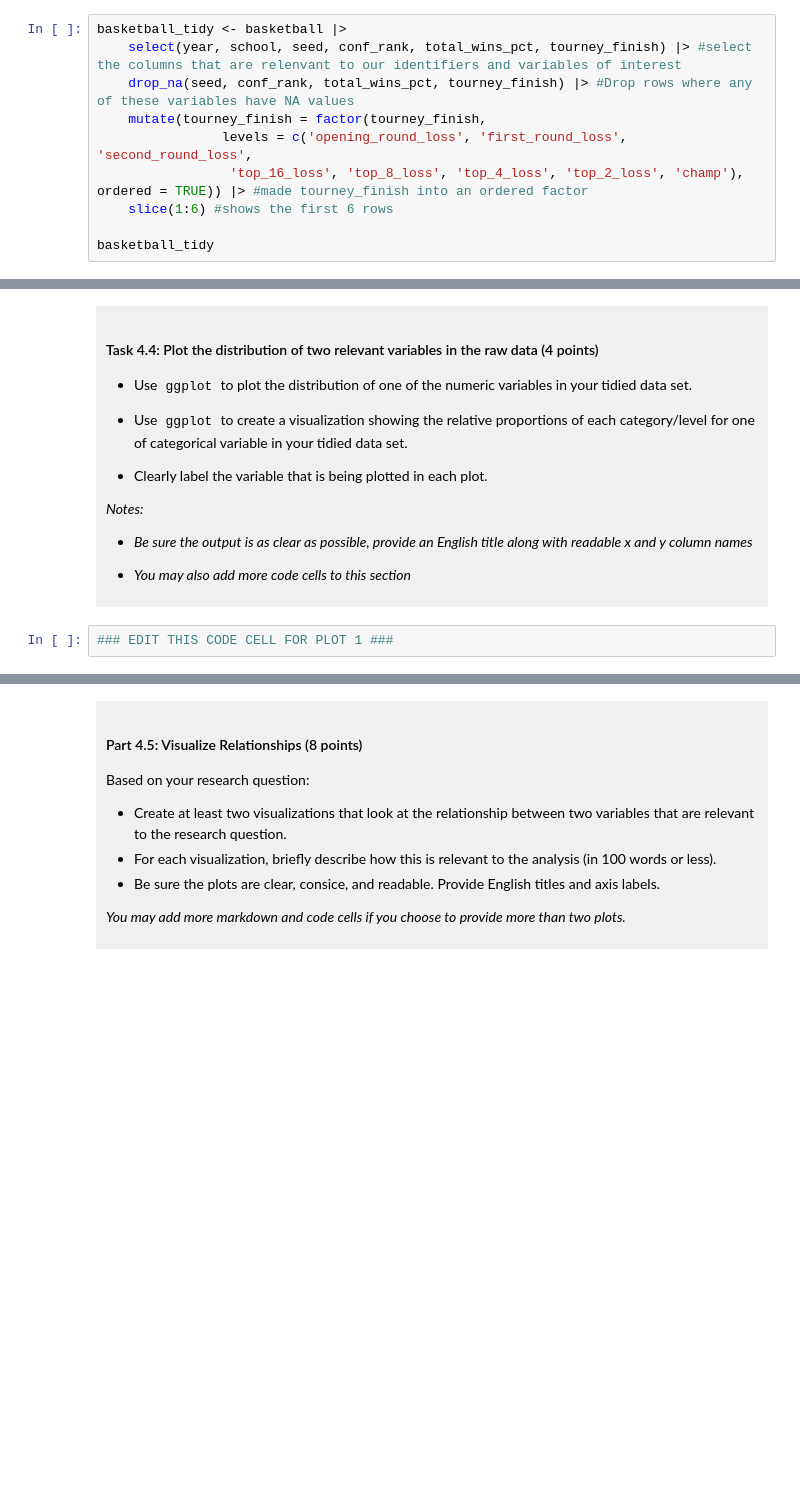
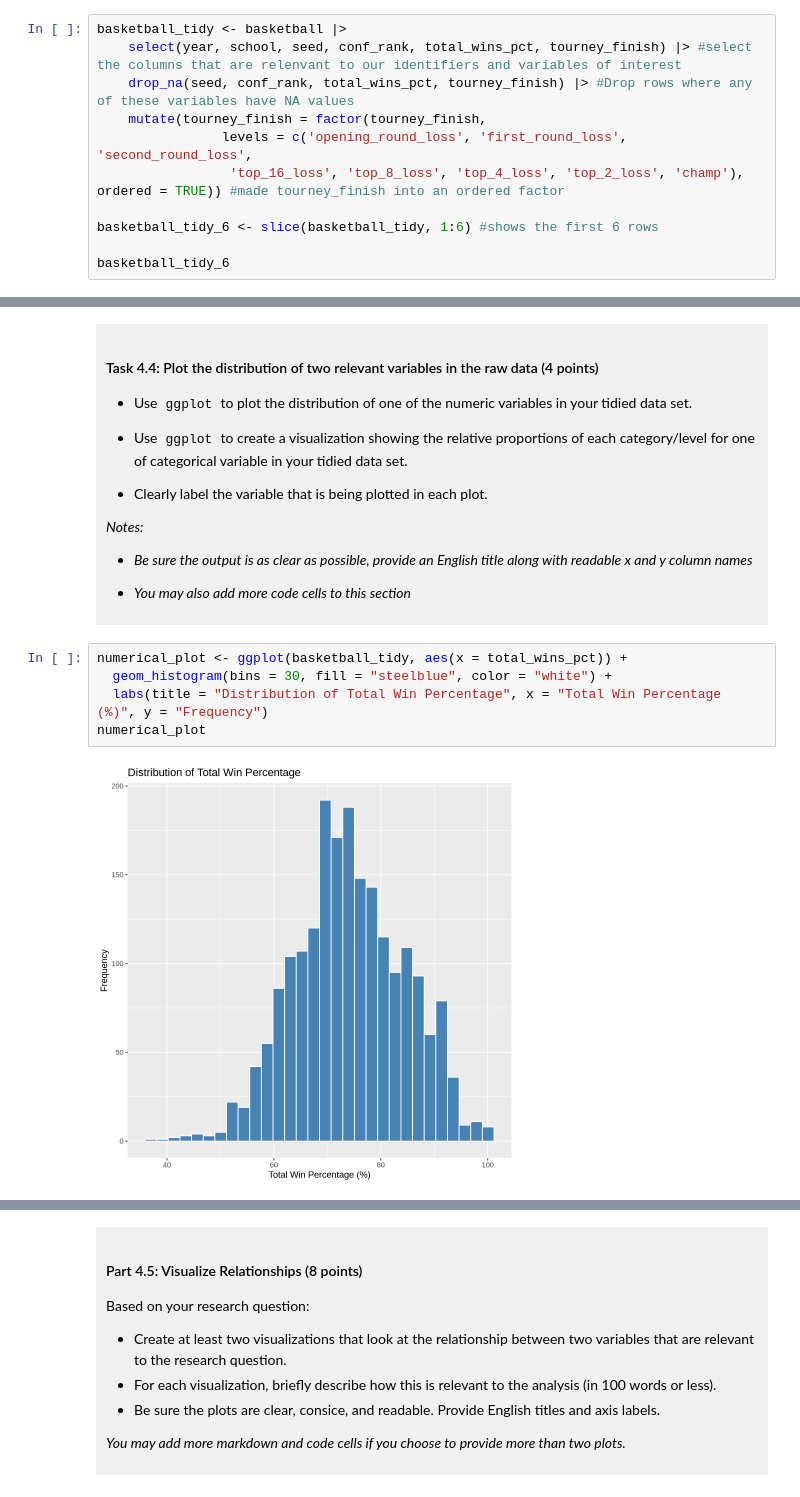
Before and after one commit to ali0171/dsci-100-project-Austin-Li, a Jupyter notebook: dsci-100-project-notebook.ipynb, the cells around one changed output, grey strips where cells are left out. Saved outputs shown, nothing was run; the diff lists cells and outputs as text; blank space fills up the shorter version.

```diff
--- a/dsci-100-project-notebook.ipynb
+++ b/dsci-100-project-notebook.ipynb
@@ -234,10 +234,11 @@ basketball_tidy <- basketball |>
     drop_na(seed, conf_rank, total_wins_pct, tourney_finish) |> #Drop rows where any of these variables have NA values
     mutate(tourney_finish = factor(tourney_finish,
                 levels = c('opening_round_loss', 'first_round_loss', 'second_round_loss',
-                 'top_16_loss', 'top_8_loss', 'top_4_loss', 'top_2_loss', 'champ'), ordered = TRUE)) |> #made tourney_finish into an ordered factor
-    slice(1:6) #shows the first 6 rows
+                 'top_16_loss', 'top_8_loss', 'top_4_loss', 'top_2_loss', 'champ'), ordered = TRUE)) #made tourney_finish into an ordered factor
 
-basketball_tidy
+basketball_tidy_6 <- slice(basketball_tidy, 1:6) #shows the first 6 rows
+
+basketball_tidy_6
 # %% [output]
 A tibble: 6 × 6
 | year | school | seed | conf_rank | total_wins_pct | tourney_finish |
@@ -315,5 +355,10 @@ You will refine your research question (if needed) and produce a tidy data set.
 
 </div>
 # %%
-### EDIT THIS CODE CELL FOR PLOT 1 ###
+numerical_plot <- ggplot(basketball_tidy, aes(x = total_wins_pct)) +
+  geom_histogram(bins = 30, fill = "steelblue", color = "white") +
+  labs(title = "Distribution of Total Win Percentage", x = "Total Win Percentage (%)", y = "Frequency")
+numerical_plot
+# %% [output]
+[figure, added]
 # %%
```
Also changed, not shown: parts of 10 cells of this notebook.
